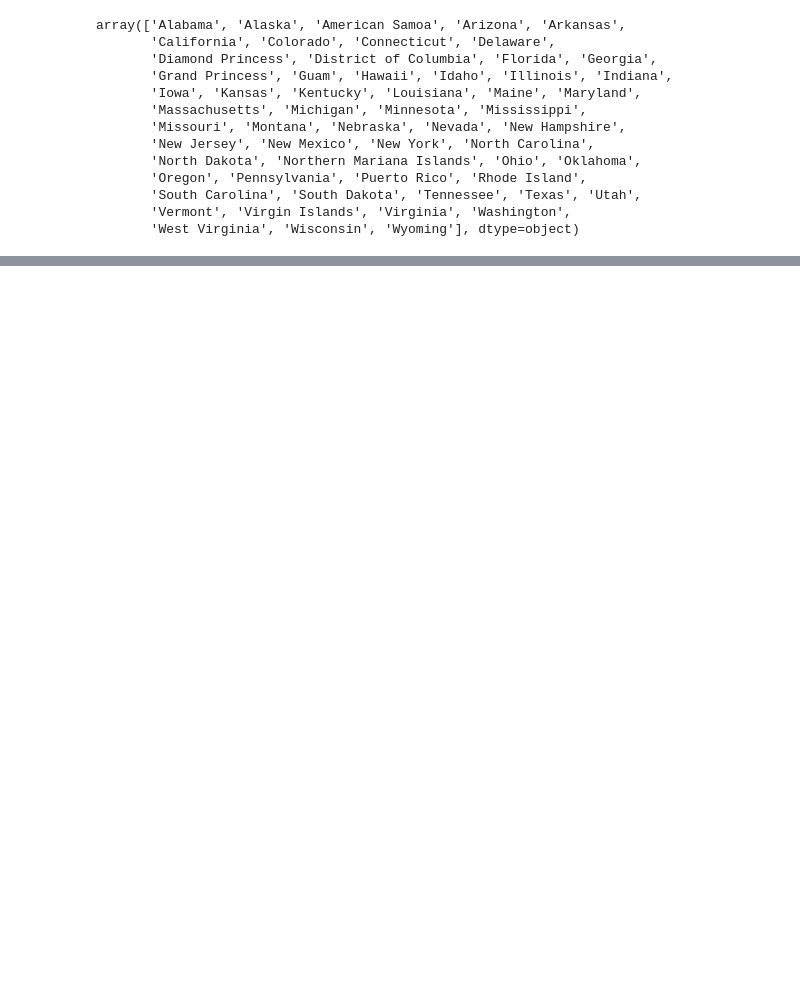
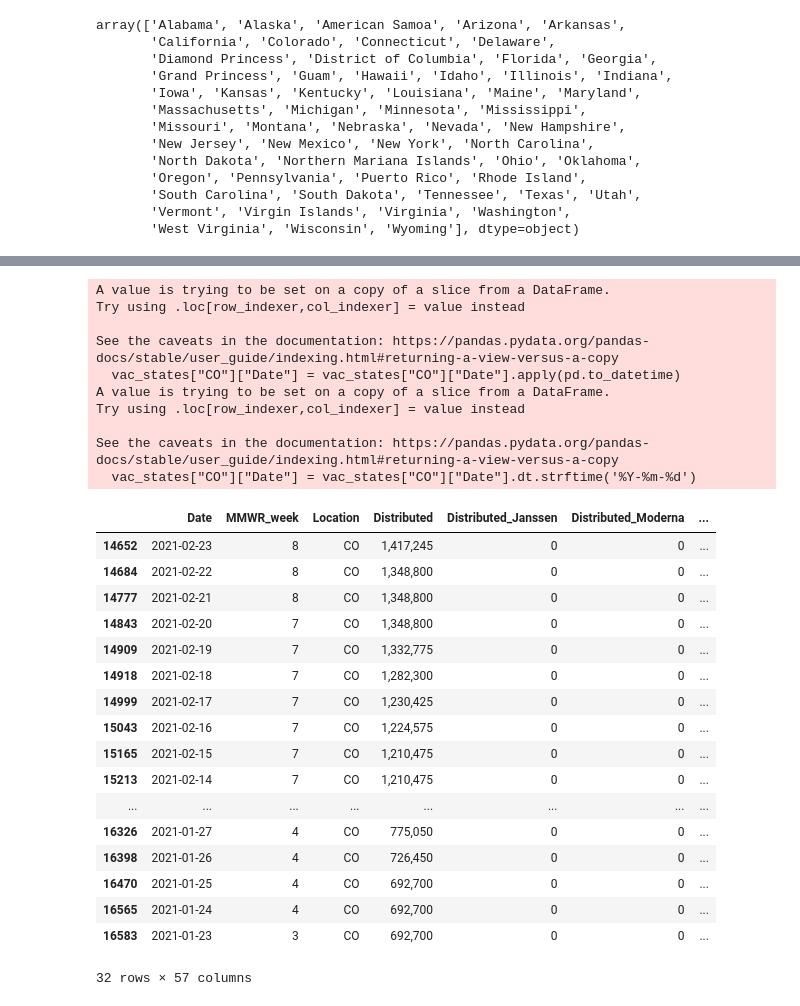
Before and after one commit to wewa2282/4502_data, a Jupyter notebook: Untitled.ipynb, the cells around one changed output, grey strips where cells are left out. Saved outputs shown, nothing was run; the diff lists cells and outputs as text; code cells hidden in the pictures; blank space fills up the shorter version.

```diff
--- a/Untitled.ipynb
+++ b/Untitled.ipynb
@@ -119,3 +107,4 @@ selectByDeath(state,50,100)
 # %%
-vac = pd.read_csv(file2)
-# attribute detail : https://data.cdc.gov/Vaccinations/COVID-19-Vaccinations-in-the-United-States-Jurisdi/unsk-b7fc
+vac["Date"] = vac["Date"].apply(pd.to_datetime)
+vac["Date"] = vac["Date"].dt.strftime('%Y-%m-%d')
+vac
@@ -122,2 +125,4 @@ vac = pd.read_csv(file2)
 # %%
-vac
+vac_states = dict()
+for x in pd.unique(vac["Location"]):
+    vac_states[x] = vac[vac["Location"] == x]
@@ -137,0 +208,33 @@ vac
+# %%
+
+
+selectByDate(vac_states["CO"],"2021-01-22", "2021-02-24")
+# %% [output]
+A value is trying to be set on a copy of a slice from a DataFrame.
+Try using .loc[row_indexer,col_indexer] = value instead
+
+See the caveats in the documentation: https://pandas.pydata.org/pandas-docs/stable/user_guide/indexing.html#returning-a-view-versus-a-copy
+  vac_states["CO"]["Date"] = vac_states["CO"]["Date"].apply(pd.to_datetime)
+A value is trying to be set on a copy of a slice from a DataFrame.
+Try using .loc[row_indexer,col_indexer] = value instead
+
+See the caveats in the documentation: https://pandas.pydata.org/pandas-docs/stable/user_guide/indexing.html#returning-a-view-versus-a-copy
+  vac_states["CO"]["Date"] = vac_states["CO"]["Date"].dt.strftime('%Y-%m-%d')
+|  | Date | MMWR_week | Location | Distributed | Distributed_Janssen | Distributed_Moderna | ... |
+| 14652 | 2021-02-23 | 8 | CO | 1,417,245 | 0 | 0 | ... |
+| 14684 | 2021-02-22 | 8 | CO | 1,348,800 | 0 | 0 | ... |
+| 14777 | 2021-02-21 | 8 | CO | 1,348,800 | 0 | 0 | ... |
+| 14843 | 2021-02-20 | 7 | CO | 1,348,800 | 0 | 0 | ... |
+| 14909 | 2021-02-19 | 7 | CO | 1,332,775 | 0 | 0 | ... |
+| 14918 | 2021-02-18 | 7 | CO | 1,282,300 | 0 | 0 | ... |
+| 14999 | 2021-02-17 | 7 | CO | 1,230,425 | 0 | 0 | ... |
+| 15043 | 2021-02-16 | 7 | CO | 1,224,575 | 0 | 0 | ... |
+| 15165 | 2021-02-15 | 7 | CO | 1,210,475 | 0 | 0 | ... |
+| 15213 | 2021-02-14 | 7 | CO | 1,210,475 | 0 | 0 | ... |
+| ... | ... | ... | ... | ... | ... | ... | ... |
+| 16326 | 2021-01-27 | 4 | CO | 775,050 | 0 | 0 | ... |
+| 16398 | 2021-01-26 | 4 | CO | 726,450 | 0 | 0 | ... |
+| 16470 | 2021-01-25 | 4 | CO | 692,700 | 0 | 0 | ... |
+| 16565 | 2021-01-24 | 4 | CO | 692,700 | 0 | 0 | ... |
+| 16583 | 2021-01-23 | 3 | CO | 692,700 | 0 | 0 | ... |
+32 rows × 57 columns
```
Also changed, not shown: parts of 14 cells of this notebook.
